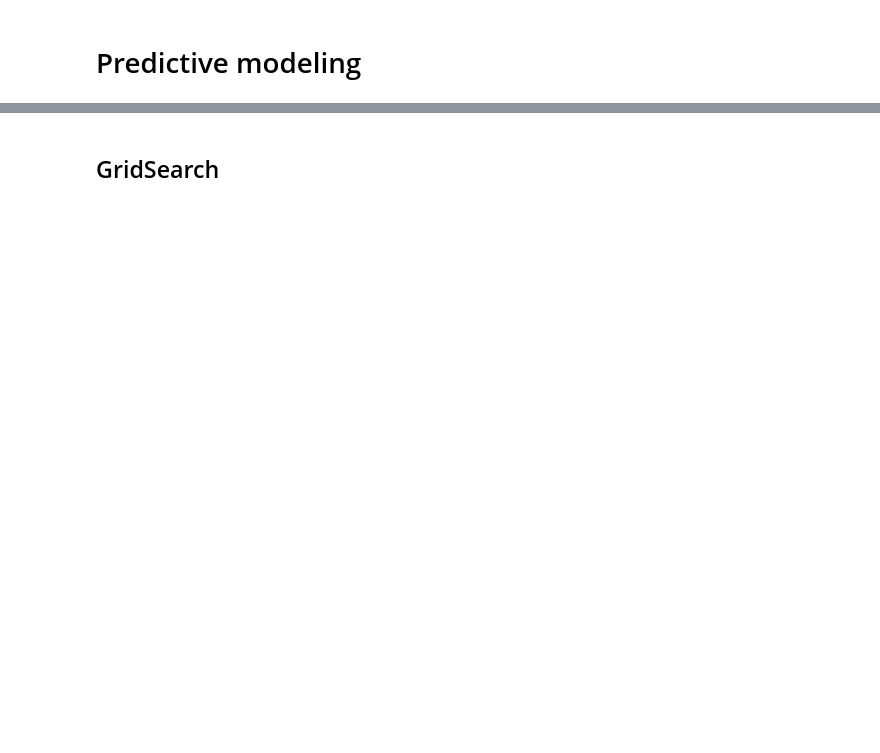
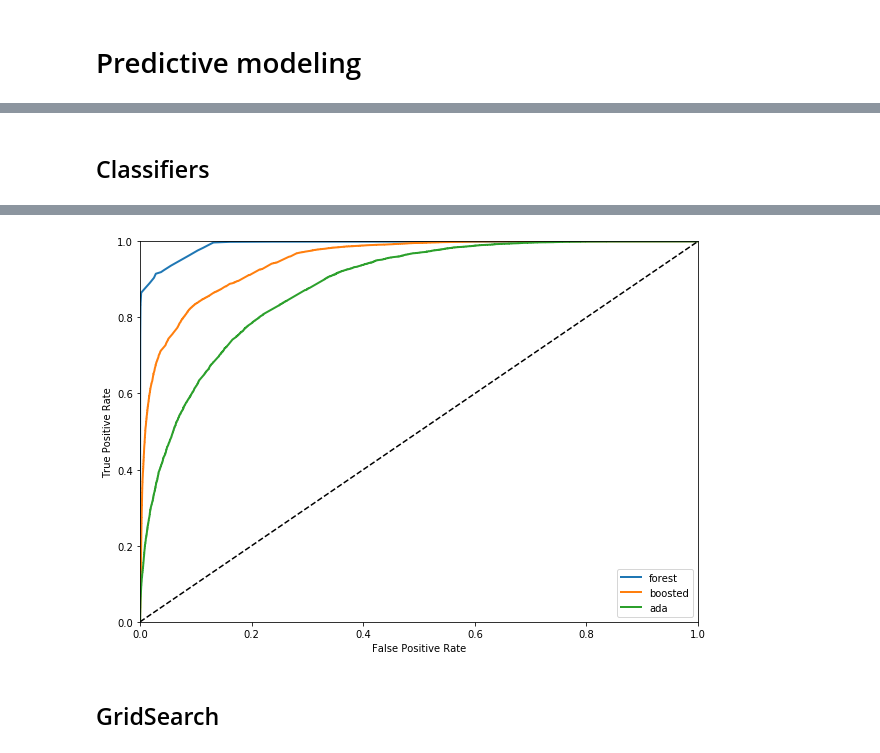
Before and after one commit to sameedakber-ai/customer-segmentation, a Jupyter notebook: Arvato Customer Segmentaion .ipynb, the cells around one changed output, grey strips where cells are left out. Cells and saved outputs as stored; diff of their text form; code cells hidden in the pictures; blank space fills up the shorter version.

```diff
--- a/Arvato Customer Segmentaion .ipynb
+++ b/Arvato Customer Segmentaion .ipynb
@@ -425,14 +415,14 @@ def clean_data(df, train=False):
 # %%
 # Apply data cleaning function on azdias sample
 print('Cleaning azdias sample ...')
-df_sample = azdias.sample(n=180_000,random_state=42).reset_index(drop=True)
+df_sample = azdias.sample(n=250_000, random_state=42).reset_index(drop=True)
 df_cleaned_azdias, cols_to_drop_azdias = clean_data(df_sample)
 print('Columns dropped: ', len(cols_to_drop_azdias))
 print(cols_to_drop_azdias, '\n\n')
 
 # Apply data cleaning function on customers sample
 print('Cleaning customers sample ...')
-df_sample = customers.drop(['PRODUCT_GROUP', 'CUSTOMER_GROUP', 'ONLINE_PURCHASE'], axis=1).sample(n=180_000, random_state=42).reset_index(drop=True)
+df_sample = customers.drop(['PRODUCT_GROUP', 'CUSTOMER_GROUP', 'ONLINE_PURCHASE'], axis=1)
 df_cleaned_customers, cols_to_drop_customers = clean_data(df_sample)
 print('Columns dropped: ', len(cols_to_drop_customers))
 print(cols_to_drop_customers, '\n\n')
@@ -491,8 +481,8 @@ Additional feature(s) dropped from customers:  []
 Additional feature(s) dropped from mailout_train:  ['ALTERSKATEGORIE_FEIN', 'KKK', 'REGIOTYP']
 Additional feature(s) dropped from mailout_test:  ['ALTERSKATEGORIE_FEIN', 'KKK', 'REGIOTYP']
 # %%
-# Use dataframe copies for further analysis
-df_azdias = df_cleaned_azdias.sample(n=100_000, random_state=42).reset_index(drop=True)
-df_customers = df_cleaned_customers.sample(n=100_000, random_state=42).reset_index(drop=True)
+# Get clean data
+df_azdias = df_cleaned_azdias.reset_index(drop=True)
+df_customers = df_cleaned_customers.reset_index(drop=True)
 df_mailout_train = df_cleaned_mailout_train.copy(deep=True)
 df_mailout_test = df_cleaned_mailout_test.copy(deep=True)
@@ -642,0 +611,4 @@ df_customers_transformed = pipe_transform.transform(df_customers)
+# %%
+# Transform azdias and customers data
+df_azdias_transformed = pipe_transform.transform(df_azdias)
+df_customers_transformed = pipe_transform.transform(df_customers)
@@ -882,0 +852,27 @@ X_train, y_train = smote.fit_resample(X_transformed, y)
+# %% [markdown]
+## Classifiers
+# %%
+# Plot ROC curve
+fig = plt.figure(figsize=(10,7))
+
+# Initialize three ensemble tree classifiers
+forest_clf = RandomForestClassifier(n_jobs=-1, verbose=1)
+boosted_clf = GradientBoostingClassifier(verbose=1)
+ada_clf = AdaBoostClassifier()
+
+auc_scores = []
+# Evaluate base form of each classifier
+for clf,label in zip([forest_clf, boosted_clf, ada_clf], ['forest', 'boosted', 'ada']):
+    learning_curve
+    y_scores = cross_val_predict(clf, X_train, y_train, cv=3, method='predict_proba', verbose=2, n_jobs=-1)[:,1]
+    auc_scores.append(roc_auc_score(y_train, y_scores))
+    fpr, tpr, thresholds = roc_curve(y_train,y_scores)
+    plt.plot(fpr, tpr, linewidth=2, label=label)
+
+plt.plot([0, 1], [0, 1], 'k--')
+plt.axis([0, 1, 0, 1])
+plt.xlabel('False Positive Rate')
+plt.ylabel('True Positive Rate')
+plt.legend(loc='lower right')
+plt.show()
+# %% [output]
@@ -883,3 +885,4 @@ X_train, y_train = smote.fit_resample(X_transformed, y)
+[figure, added]
 # %% [markdown]
 ## GridSearch
 # %%
```
Also changed, not shown: parts of 41 cells of this notebook, 6 other files.
